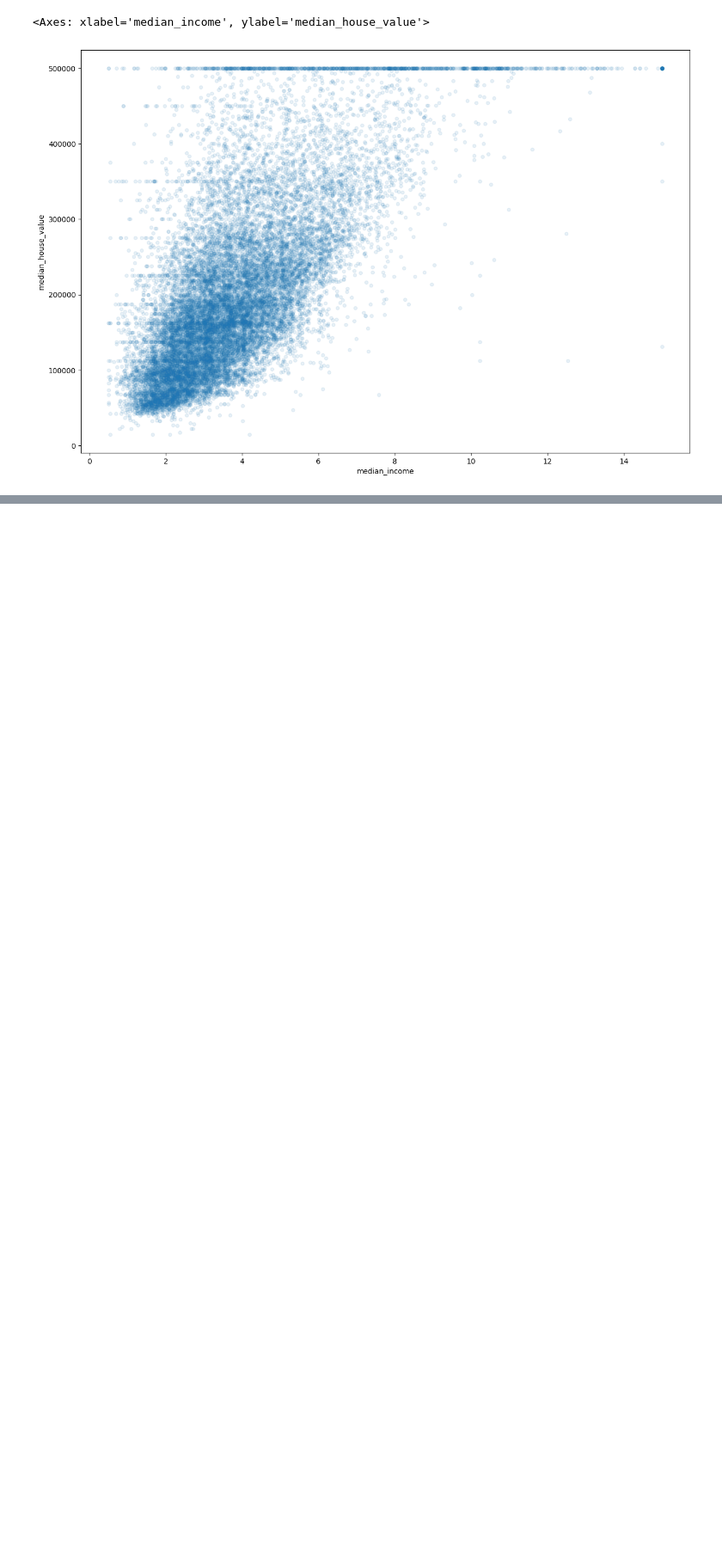
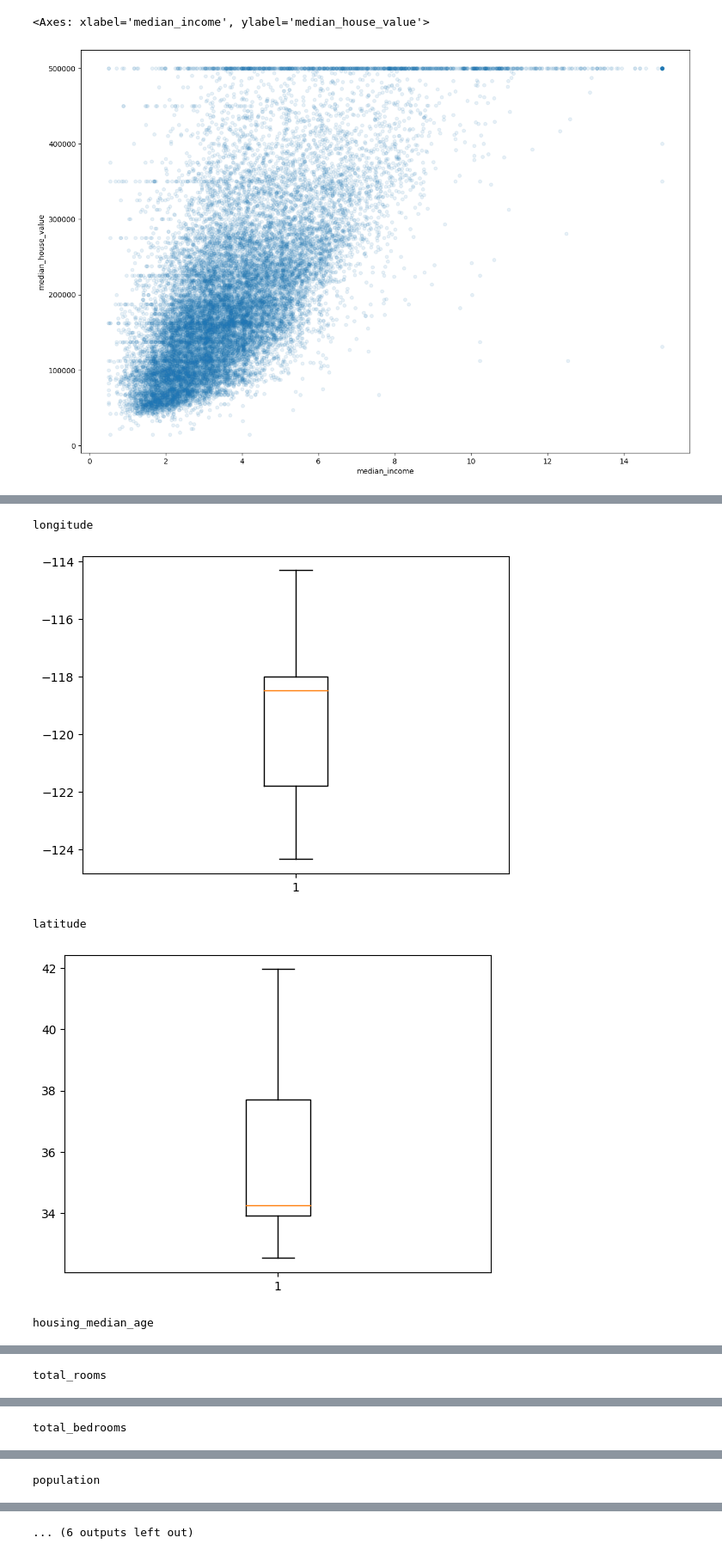
Before and after one commit to UnhookedMonk/California-Housing-Pricing-Project, a Jupyter notebook: Main Code.ipynb, the cells around one changed output, grey strips where cells are left out. Shown at 86% size. Cells and saved outputs as stored; diff of their text form; code cells hidden in the pictures; blank space fills up the shorter version.

```diff
--- a/Main Code.ipynb
+++ b/Main Code.ipynb
@@ -150,0 +180,11 @@ housing.plot(kind="scatter", x="median_income", y="median_house_value", alpha=0.
+# %%
+for col in ['longitude','latitude','housing_median_age','total_rooms','total_bedrooms','population','households','median_income','median_house_value']:# exclude ocean_proximity since not numerical variable
+    print(col)
+    plt.boxplot(housing[col])
+    plt.show()
+# %% [output]
+longitude
+[figure, added]
+latitude
+[figure, added]
+housing_median_age
@@ -150,0 +192 @@ housing.plot(kind="scatter", x="median_income", y="median_house_value", alpha=0.
+total_rooms
@@ -150,0 +194 @@ housing.plot(kind="scatter", x="median_income", y="median_house_value", alpha=0.
+total_bedrooms
@@ -150,0 +196 @@ housing.plot(kind="scatter", x="median_income", y="median_house_value", alpha=0.
+population
@@ -150,0 +198 @@ housing.plot(kind="scatter", x="median_income", y="median_house_value", alpha=0.
+... (6 outputs left out)
```
Also changed, not shown: parts of 5 cells of this notebook.
